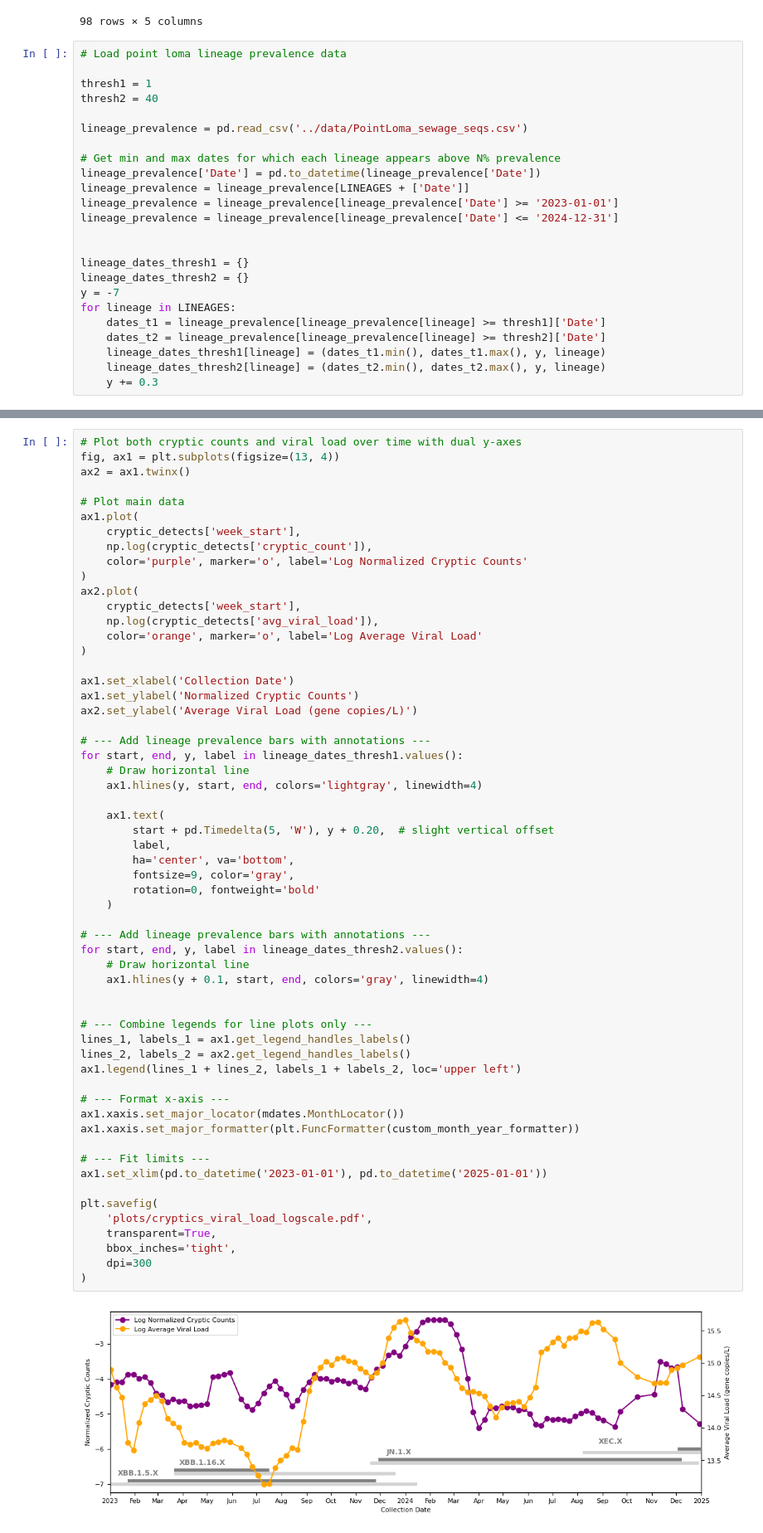
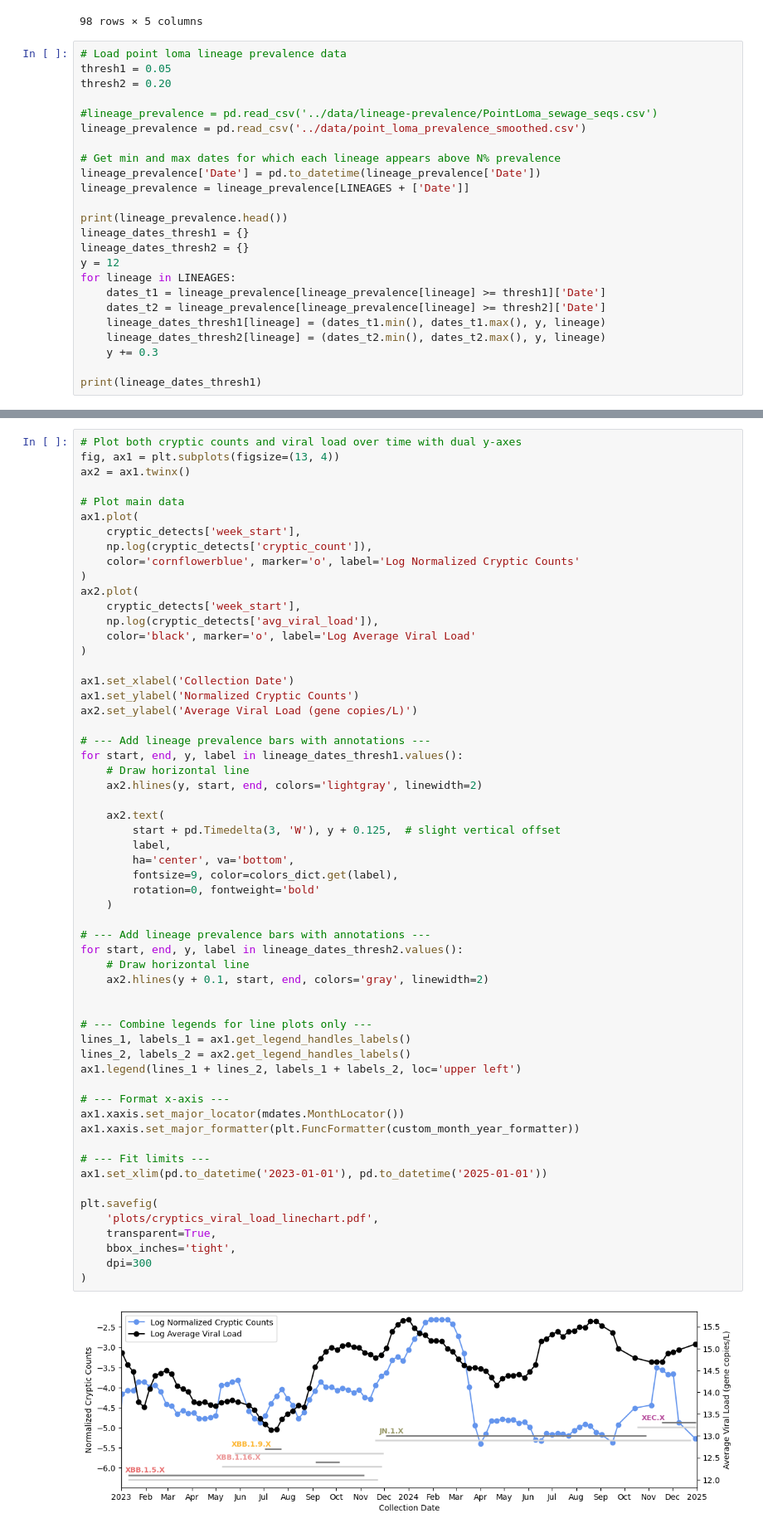
Before and after one commit to andersen-lab/covariants-paper, a Jupyter notebook: fig2/cryptics-linechart.ipynb, the cells around one changed output, grey strips where cells are left out. Shown at 83% size. Saved outputs shown, nothing was run; the diff lists cells and outputs as text.

```diff
--- a/fig2/cryptics-linechart.ipynb
+++ b/fig2/cryptics-linechart.ipynb
@@ -95,25 +108,25 @@ cryptic_detects
 98 rows × 5 columns
 # %%
 # Load point loma lineage prevalence data
+thresh1 = 0.05
+thresh2 = 0.20
 
-thresh1 = 1
-thresh2 = 40
-
-lineage_prevalence = pd.read_csv('../data/PointLoma_sewage_seqs.csv')
+#lineage_prevalence = pd.read_csv('../data/lineage-prevalence/PointLoma_sewage_seqs.csv')
+lineage_prevalence = pd.read_csv('../data/point_loma_prevalence_smoothed.csv')
 
 # Get min and max dates for which each lineage appears above N% prevalence
 lineage_prevalence['Date'] = pd.to_datetime(lineage_prevalence['Date'])
 lineage_prevalence = lineage_prevalence[LINEAGES + ['Date']]
-lineage_prevalence = lineage_prevalence[lineage_prevalence['Date'] >= '2023-01-01']
-lineage_prevalence = lineage_prevalence[lineage_prevalence['Date'] <= '2024-12-31']
 
-
+print(lineage_prevalence.head())
 lineage_dates_thresh1 = {}
 lineage_dates_thresh2 = {}
-y = -7
+y = 12
 for lineage in LINEAGES:
     dates_t1 = lineage_prevalence[lineage_prevalence[lineage] >= thresh1]['Date']
     dates_t2 = lineage_prevalence[lineage_prevalence[lineage] >= thresh2]['Date']
     lineage_dates_thresh1[lineage] = (dates_t1.min(), dates_t1.max(), y, lineage)
     lineage_dates_thresh2[lineage] = (dates_t2.min(), dates_t2.max(), y, lineage)
     y += 0.3
+
+print(lineage_dates_thresh1)
@@ -126,12 +147,12 @@ ax2 = ax1.twinx()
 ax1.plot(
     cryptic_detects['week_start'],
     np.log(cryptic_detects['cryptic_count']),
-    color='purple', marker='o', label='Log Normalized Cryptic Counts'
+    color='cornflowerblue', marker='o', label='Log Normalized Cryptic Counts'
 )
 ax2.plot(
     cryptic_detects['week_start'],
     np.log(cryptic_detects['avg_viral_load']),
-    color='orange', marker='o', label='Log Average Viral Load'
+    color='black', marker='o', label='Log Average Viral Load'
 )
 
 ax1.set_xlabel('Collection Date')
@@ -141,39 +162,39 @@ ax2.set_ylabel('Average Viral Load (gene copies/L)')
 # --- Add lineage prevalence bars with annotations ---
 for start, end, y, label in lineage_dates_thresh1.values():
     # Draw horizontal line
-    ax1.hlines(y, start, end, colors='lightgray', linewidth=4)
+    ax2.hlines(y, start, end, colors='lightgray', linewidth=2)
 
-    ax1.text(
-        start + pd.Timedelta(5, 'W'), y + 0.20,  # slight vertical offset
+    ax2.text(
+        start + pd.Timedelta(3, 'W'), y + 0.125,  # slight vertical offset
         label,
         ha='center', va='bottom',
-        fontsize=9, color='gray',
+        fontsize=9, color=colors_dict.get(label),
         rotation=0, fontweight='bold'
     )
 
 # --- Add lineage prevalence bars with annotations ---
 for start, end, y, label in lineage_dates_thresh2.values():
     # Draw horizontal line
-    ax1.hlines(y + 0.1, start, end, colors='gray', linewidth=4)
+    ax2.hlines(y + 0.1, start, end, colors='gray', linewidth=2)
 
 
 # --- Combine legends for line plots only ---
 lines_1, labels_1 = ax1.get_legend_handles_labels()
 lines_2, labels_2 = ax2.get_legend_handles_labels()
 ax1.legend(lines_1 + lines_2, labels_1 + labels_2, loc='upper left')
 
 # --- Format x-axis ---
 ax1.xaxis.set_major_locator(mdates.MonthLocator())
 ax1.xaxis.set_major_formatter(plt.FuncFormatter(custom_month_year_formatter))
 
 # --- Fit limits ---
 ax1.set_xlim(pd.to_datetime('2023-01-01'), pd.to_datetime('2025-01-01'))
 
 plt.savefig(
-    'plots/cryptics_viral_load_logscale.pdf',
+    'plots/cryptics_viral_load_linechart.pdf',
     transparent=True,
     bbox_inches='tight',
     dpi=300
 )
 # %% [output]
-[figure, old version]
+[figure, new version]
```
Also changed, not shown: parts of 2 cells of this notebook, 12 other files.
